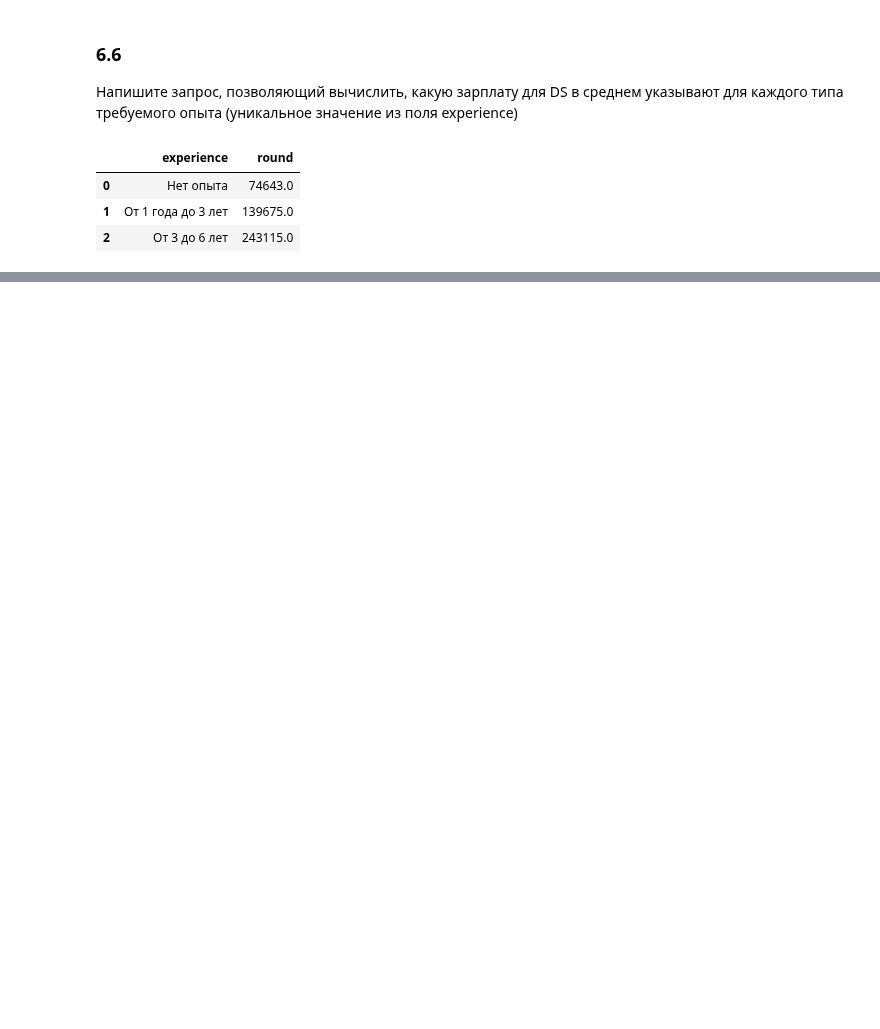
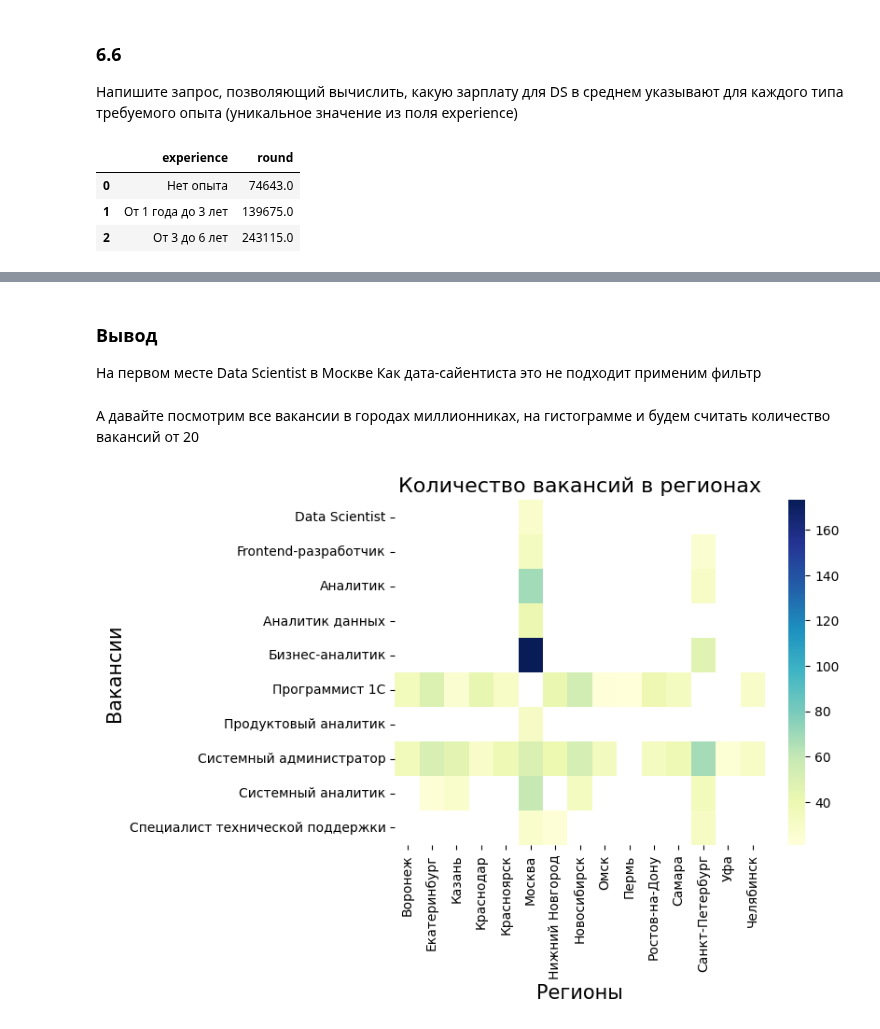
Before and after one commit to GloriTV/Lesson, a Jupyter notebook: Project_2/Project_2.ipynb, the cells around one changed output, grey strips where cells are left out. Cells and saved outputs as stored; diff of their text form; code cells hidden in the pictures; blank space fills up the shorter version.

```diff
--- a/Project_2/Project_2.ipynb
+++ b/Project_2/Project_2.ipynb
@@ -460,0 +837,43 @@ zapr(query)
+# %% [markdown]
+### Вывод
+На первом месте Data Scientist в Москве
+Как дата-сайентиста это не подходит применим фильтр
+# %% [markdown]
+А давайте посмотрим все вакансии в городах миллионниках, на гистограмме и будем считать количество вакансий от 20
+# %%
+# Подключение библиотек
+import seaborn as sns
+import matplotlib.pyplot as plt
+# Формируем список регионов-миллионников
+million_cities = ['Москва', 'Санкт-Петербург','Новосибирск', 'Екатеринбург','Нижний Новгород','Казань', 'Челябинск',
+                  'Омск', 'Самара', 'Ростов-на-Дону', 'Краснодар', 'Уфа', 'Красноярск', 'Пермь', 'Воронеж','Волгоград']
+list_str="'"+"','".join(million_cities)+"'"
+
+# код запроса представляет из себя строковую переменную
+#     обьединяем таблицу вакансий с регионами
+#     применяем фильтр по  регионов-миллионников и количеству
+#     группируем по названию региона и вакансий
+#     подсчитываем количество строк вошедших в группы
+query = f'''SELECT a.name AS area,
+                    v.name,
+                    COUNT(*) AS cnt
+            from VACANCIES AS v
+                LEFT JOIN AREAS AS a  ON v.area_id=a.id
+            WHERE a.name in ({list_str})
+            GROUP BY a.name,v.name
+            HAVING COUNT(*)>20
+        '''
+# вывод таблицы
+temp2=zapr(query ).pivot_table(
+    values='cnt',   # Значения с которыми производим операции
+    index='name',    # название строк и группировка по значению
+    columns='area',   # название столбцов и группировка по значению
+    )
+# таблица
+heatmap = sns.heatmap(data=temp2, cmap='YlGnBu')
+# надписи
+plt.ylabel('Вакансии', fontsize = 15)
+plt.xlabel('Регионы', fontsize = 15)
+heatmap.set_title('Количество вакансий в регионах', fontsize=16);
+# %% [output]
+[figure, added]
```
Also changed, not shown: parts of 73 cells of this notebook.
